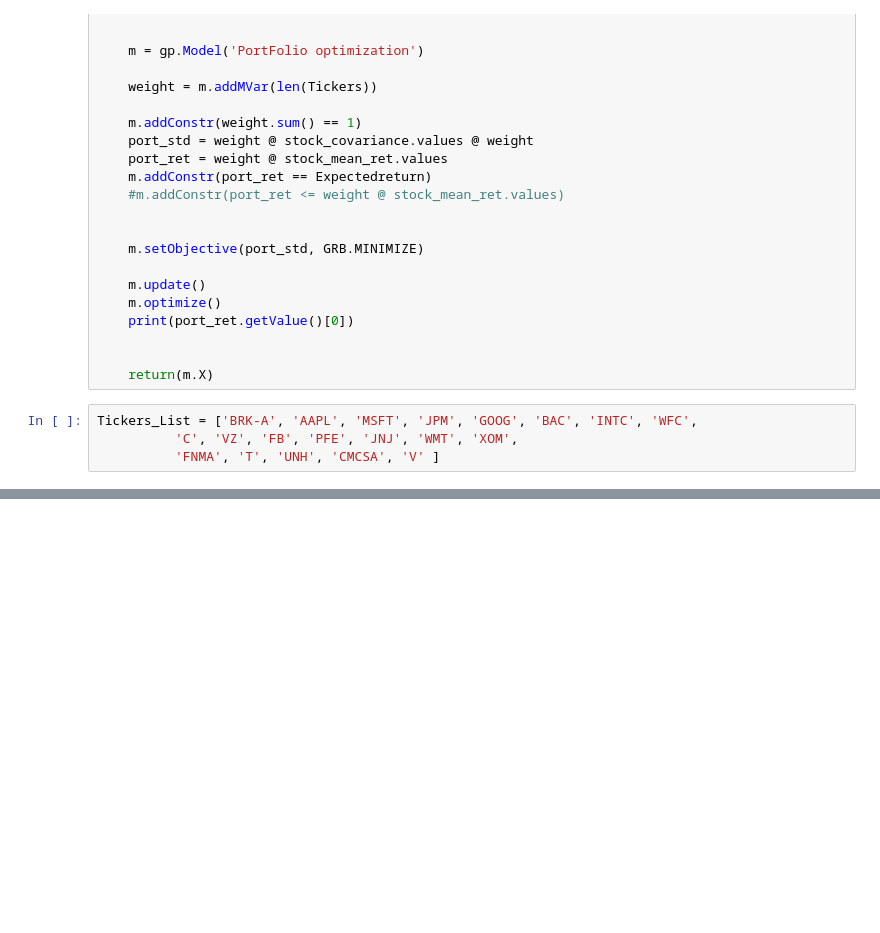
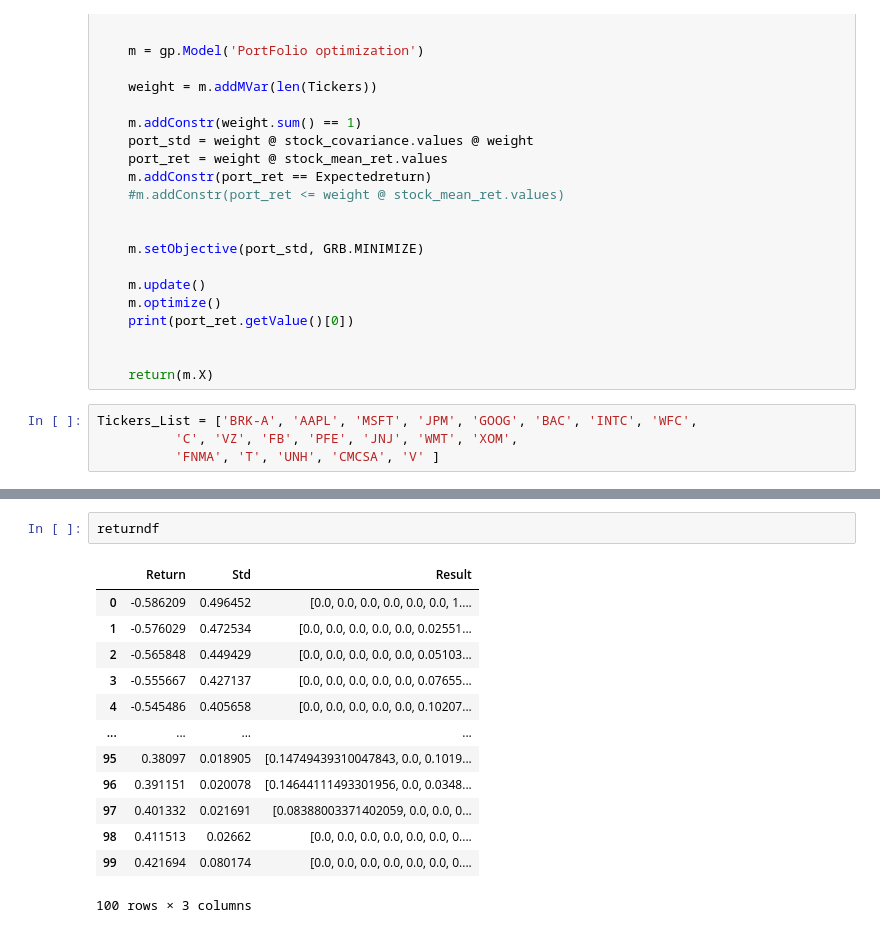
Before and after one commit to satish-kumar-pradhan/Portfolio-Optimization, a Jupyter notebook: EfficientFrontier.ipynb, the cells around one changed output, grey strips where cells are left out. Drawn from its saved outputs; the diff is of its cells as text; blank space fills up the shorter version.

```diff
--- a/EfficientFrontier.ipynb
+++ b/EfficientFrontier.ipynb
@@ -217,0 +324,16 @@ def DisplayEffFrontier(Tickers,Resolution):
+# %%
+returndf
+# %% [output]
+|  | Return | Std | Result |
+| 0 | -0.586209 | 0.496452 | [0.0, 0.0, 0.0, 0.0, 0.0, 0.0, 1.... |
+| 1 | -0.576029 | 0.472534 | [0.0, 0.0, 0.0, 0.0, 0.0, 0.02551... |
+| 2 | -0.565848 | 0.449429 | [0.0, 0.0, 0.0, 0.0, 0.0, 0.05103... |
+| 3 | -0.555667 | 0.427137 | [0.0, 0.0, 0.0, 0.0, 0.0, 0.07655... |
+| 4 | -0.545486 | 0.405658 | [0.0, 0.0, 0.0, 0.0, 0.0, 0.10207... |
+| ... | ... | ... | ... |
+| 95 | 0.38097 | 0.018905 | [0.14749439310047843, 0.0, 0.1019... |
+| 96 | 0.391151 | 0.020078 | [0.14644111493301956, 0.0, 0.0348... |
+| 97 | 0.401332 | 0.021691 | [0.08388003371402059, 0.0, 0.0, 0... |
+| 98 | 0.411513 | 0.02662 | [0.0, 0.0, 0.0, 0.0, 0.0, 0.0, 0.... |
+| 99 | 0.421694 | 0.080174 | [0.0, 0.0, 0.0, 0.0, 0.0, 0.0, 0.... |
+100 rows × 3 columns
```
Also changed, not shown: parts of 26 cells of this notebook.
